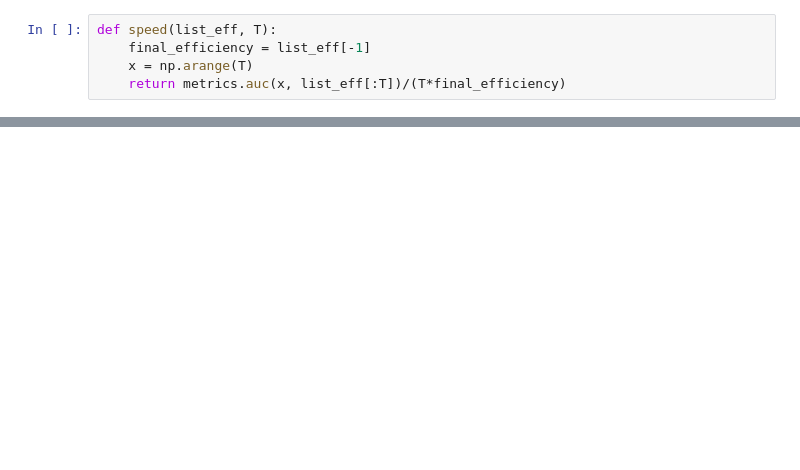
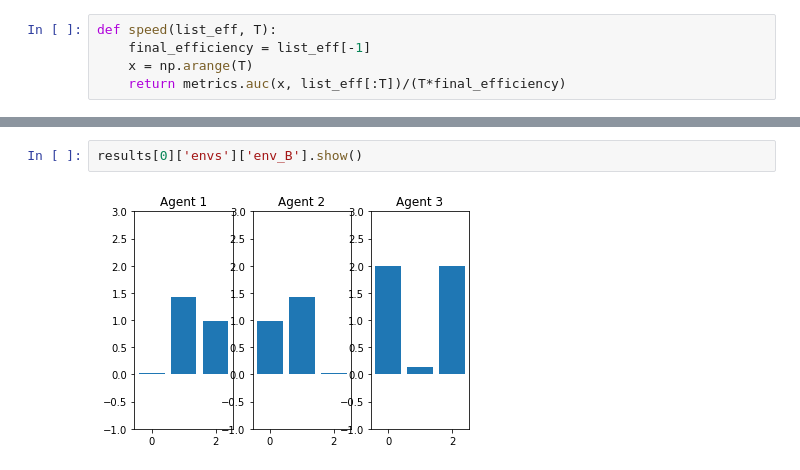
Before and after one commit to tlgleo/sharing_resources, a Jupyter notebook: sharing_resources.ipynb, the cells around one changed output, grey strips where cells are left out. Cells and saved outputs as stored; diff of their text form; blank space fills up the shorter version.

```diff
--- a/sharing_resources.ipynb
+++ b/sharing_resources.ipynb
@@ -805,0 +797,4 @@ for x in output:
+# %%
+results[0]['envs']['env_B'].show()
+# %% [output]
+[figure, added]
```
Also changed, not shown: parts of 38 cells of this notebook.
